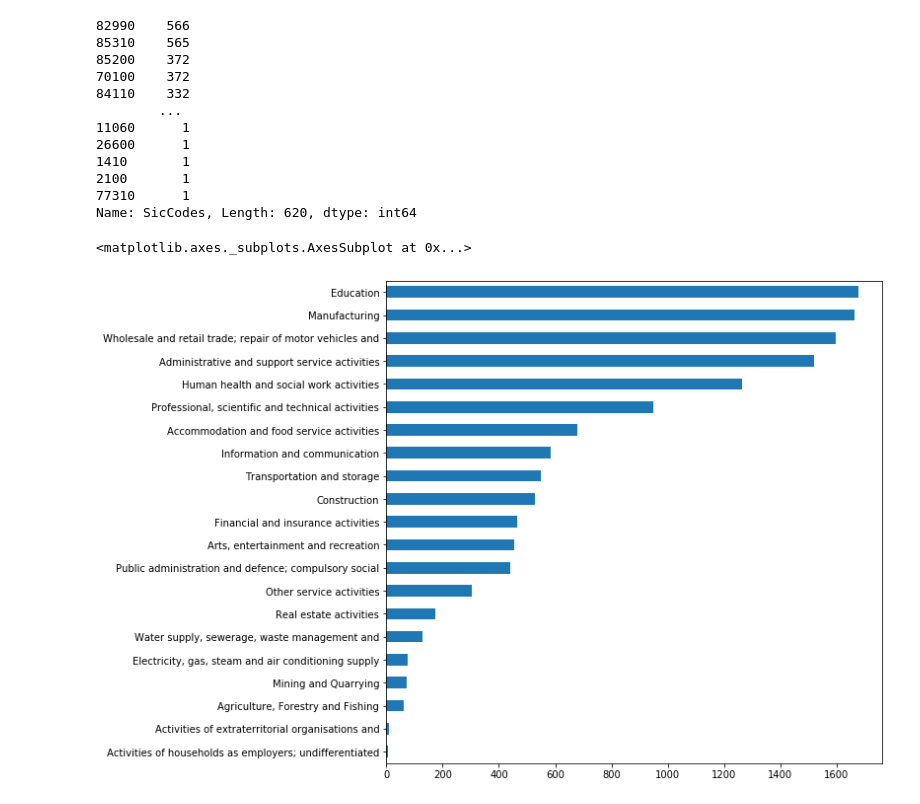
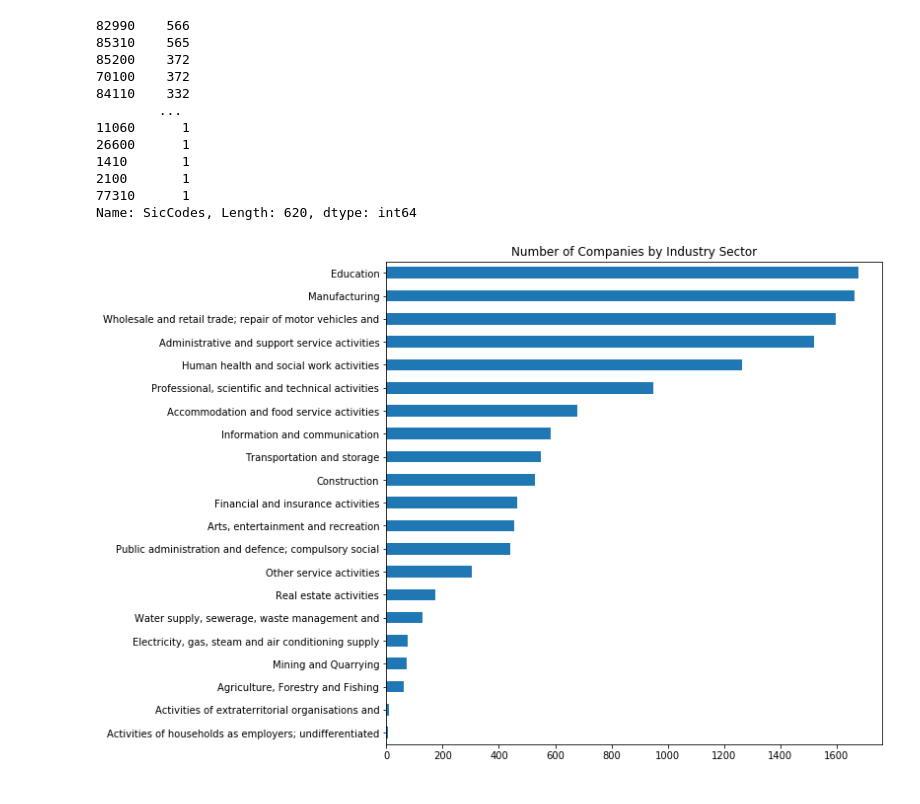
Before and after one commit to Ads2020Group6/data-exploration, a Jupyter notebook: Gov Equalities Office - EDA.ipynb, the cells around one changed output. Drawn from its saved outputs; the diff is of its cells as text; code cells hidden in the pictures.

```diff
--- a/Gov Equalities Office - EDA.ipynb
+++ b/Gov Equalities Office - EDA.ipynb
@@ -379,0 +400,8 @@ plot_quartiles('Female', 'cyan')
+# %%
+sns.set_style("whitegrid")
+fig, ax = plt.subplots(figsize=(10,5))
+ax = sns.violinplot(
+    x="Quartile", y="Proportion", hue="Sex", ax=ax,
+    data=melt_quartiles, split=True, palette="muted",
+)
+fig.savefig("quartile_violons.png")
@@ -560,10 +603,11 @@ mdf['SicCodes'].value_counts()
 77310      1
 Name: SicCodes, Length: 620, dtype: int64
 # %%
-mdf['section_description'].value_counts().sort_values().plot.barh(figsize=(9,9))
+ax = mdf['section_description'].value_counts().sort_values().\
+    plot.barh(figsize=(9,9), title="Number of Companies by Industry Sector")
+# ax.set_xlabel("Number of companies")
 # %% [output]
-<matplotlib.axes._subplots.AxesSubplot at 0x...>
-[figure, old version]
+[figure, new version]
 # %%
 education = mdf[mdf['section_description']=='Education']
 education[education.EmployerName.str.contains('Bristol')]
```
Also changed, not shown: parts of 15 cells of this notebook, 1 other file.
